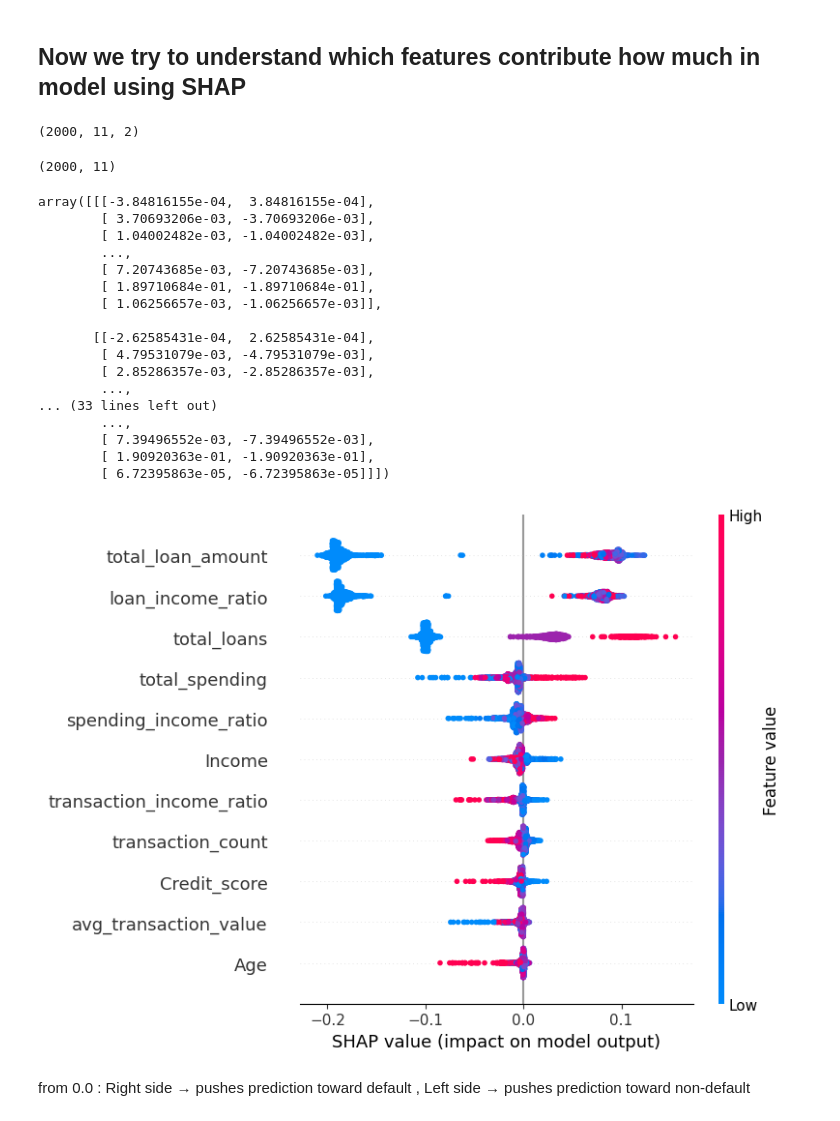
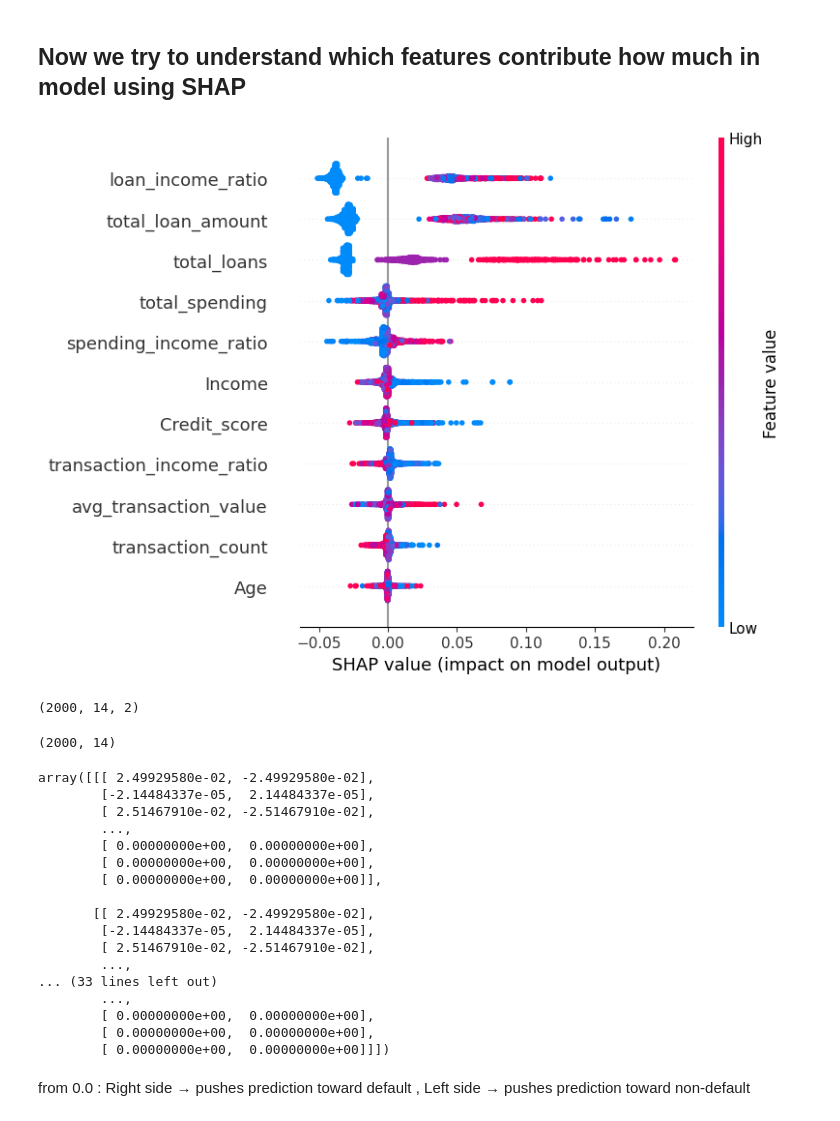
Before and after one commit to ThakurNishant2004/Behavioural-analysis-and-Financial-risk-management, a Jupyter notebook: notebook/Full_production_pipeline_of_modelling.ipynb, the cells around one changed output. Saved outputs shown, nothing was run; the diff lists cells and outputs as text; code cells hidden in the pictures.

```diff
--- a/notebook/Full_production_pipeline_of_modelling.ipynb
+++ b/notebook/Full_production_pipeline_of_modelling.ipynb
@@ -6,7 +6,7 @@ import numpy as np
 conn = mysql.connector.connect(
     host="localhost",
     user="root",
-    password="********",
+    password="*********",
     database ="financial_risk_system"
 )
 # %%
@@ -262,33 +277,43 @@ print(grid.best_params_)
 ## Now we try to understand which features contribute how much in model using SHAP
 # %%
 import shap
+import matplotlib.pyplot as plt
 explainer = shap.TreeExplainer(rf)
 shap_values = explainer.shap_values(X_test)
+
+shap_values_class1 = shap_values[:,:,1]
+
+shap.summary_plot(shap_values_class1,X_test,show=False)
+plt.savefig("shap_summary.png", dpi=300,bbox_inches='tight')
+plt.show()
+plt.close()
+# %% [output]
+[figure, added]
 # %%
 shap_values.shape
 # %% [output]
-(2000, 11, 2)
+(2000, 14, 2)
 # %%
 X_test.shape
 # %% [output]
-(2000, 11)
+(2000, 14)
 # %%
 shap_values
 # %% [output]
-array([[[-3.84816155e-04,  3.84816155e-04],
-        [ 3.70693206e-03, -3.70693206e-03],
-        [ 1.04002482e-03, -1.04002482e-03],
+array([[[ 2.49929580e-02, -2.49929580e-02],
+        [-2.14484337e-05,  2.14484337e-05],
+        [ 2.51467910e-02, -2.51467910e-02],
         ...,
-        [ 7.20743685e-03, -7.20743685e-03],
-        [ 1.89710684e-01, -1.89710684e-01],
-        [ 1.06256657e-03, -1.06256657e-03]],
+        [ 0.00000000e+00,  0.00000000e+00],
+        [ 0.00000000e+00,  0.00000000e+00],
+        [ 0.00000000e+00,  0.00000000e+00]],
 
-       [[-2.62585431e-04,  2.62585431e-04],
-        [ 4.79531079e-03, -4.79531079e-03],
-        [ 2.85286357e-03, -2.85286357e-03],
+       [[ 2.49929580e-02, -2.49929580e-02],
+        [-2.14484337e-05,  2.14484337e-05],
+        [ 2.51467910e-02, -2.51467910e-02],
         ...,
 ... (33 lines left out)
         ...,
-        [ 7.39496552e-03, -7.39496552e-03],
-        [ 1.90920363e-01, -1.90920363e-01],
-        [ 6.72395863e-05, -6.72395863e-05]]])
+        [ 0.00000000e+00,  0.00000000e+00],
+        [ 0.00000000e+00,  0.00000000e+00],
+        [ 0.00000000e+00,  0.00000000e+00]]])
@@ -297,7 +320,3 @@ shap_values_class1 = shap_values[:,:,1]
-# %%
-shap.summary_plot(shap_values_class1,X_test)
-# %% [output]
-[figure, removed]
 # %% [markdown]
 from 0.0 :
 Right side → pushes prediction toward default ,
```
Also changed, not shown: parts of 7 cells of this notebook, 6 other files.
